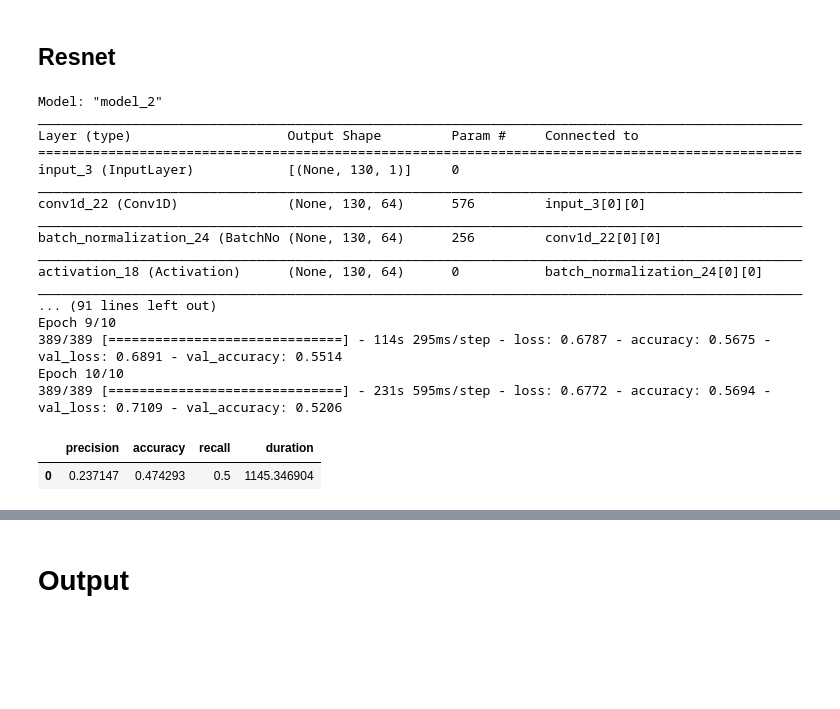
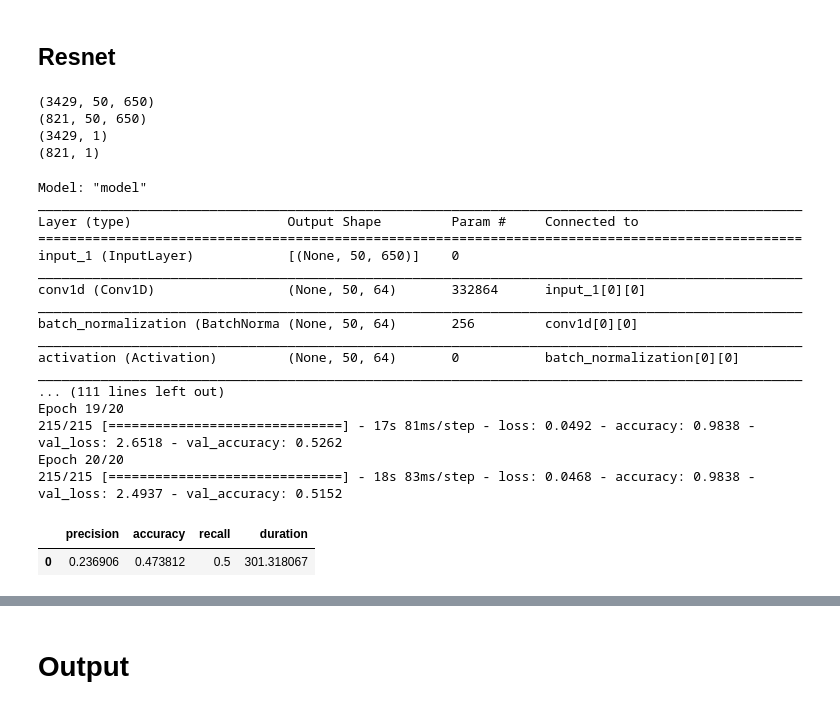
Before and after one commit to Laoban-man/market-projects, a Jupyter notebook: runthrough.ipynb, the cells around one changed output, grey strips where cells are left out. Drawn from its saved outputs; the diff is of its cells as text; code cells hidden in the pictures; blank space fills up the shorter version.

```diff
--- a/runthrough.ipynb
+++ b/runthrough.ipynb
@@ -193,3 +269,8 @@ y_train = data['action']
+# %%
+X_train=pd.concat([X_train,mv,vr,kt,sw,y_train],axis=1).dropna(axis=0)
+# %%
+y_train=X_train["action"]
+X_train=X_train.drop(["action"],axis=1)
 # %% [markdown]
 ## PCA
 # %%
@@ -580,7 +793,7 @@ Epoch 5/5
 ## NN
 # %%
 y_train = data['action']
-X_train,X_test,y_train,y_test=train_test_split(X_train_norm,y_train,train_size=0.8,random_state=123)
+X_train,X_test,y_train,y_test=train_test_split(X_train_norm,y_train,train_size=0.8,random_state=123,shuffle=False)
 X_tr=np.array(X_train).reshape(len(X_train),X_train.shape[1],1)
 X_te=np.array(X_test).reshape(len(X_test),X_test.shape[1],1)
 y_tr=np.array(y_train).reshape(len(y_train),1)
@@ -720,9 +946,8 @@ print(ypred_te.sum())
 # %% [markdown]
 ##  Resnet
 # %%
-y_train = data['action']
-window=200
-X_train,X_test,y_train,y_test=train_test_split(X_train_transform,y_train,train_size=0.8,random_state=123)
+window=50
+X_train,X_test,y_train,y_test=train_test_split(X_train_norm,y_train,train_size=0.8,random_state=123)
 y_test=np.array(y_test).reshape(len(y_test),1)
 y_train=np.array(y_train).reshape(len(y_train),1)
 sequences_tr=np.hstack((X_train, y_train))
@@ -731,30 +956,40 @@ X_tr, y_tr = split_sequences(sequences_tr, window)
 X_te, y_te = split_sequences(sequences_te, window)
 y_te=y_te.reshape(len(y_te),1)
 y_tr=y_tr.reshape(len(y_tr),1)
+# %%
+print(X_tr.shape)
+print(X_te.shape)
+print(y_tr.shape)
+print(y_te.shape)
+# %% [output]
+(3429, 50, 650)
+(821, 50, 650)
+(3429, 1)
+(821, 1)
 # %%
 importlib.reload(resnet)
-res=resnet.Classifier_RESNET("output", input_shape=(130,200), nb_classes=1, verbose=True, build=True, load_weights=False)
-res.fit(X_tr,y_tr,X_te,y_te,nb_epochs=2)
+res=resnet.Classifier_RESNET("output", input_shape=(650,1), nb_classes=1, verbose=True, build=True, load_weights=False)
+res.fit(X_tr,y_tr,X_te,y_te,nb_epochs=20)
 # %% [output]
-Model: "model_2"
+Model: "model"
 __________________________________________________________________________________________________
 Layer (type)                    Output Shape         Param #     Connected to
 ==================================================================================================
-input_3 (InputLayer)            [(None, 130, 1)]     0
+input_1 (InputLayer)            [(None, 50, 650)]    0
 __________________________________________________________________________________________________
-conv1d_22 (Conv1D)              (None, 130, 64)      576         input_3[0][0]
+conv1d (Conv1D)                 (None, 50, 64)       332864      input_1[0][0]
 __________________________________________________________________________________________________
-batch_normalization_24 (BatchNo (None, 130, 64)      256         conv1d_22[0][0]
+batch_normalization (BatchNorma (None, 50, 64)       256         conv1d[0][0]
 __________________________________________________________________________________________________
-activation_18 (Activation)      (None, 130, 64)      0           batch_normalization_24[0][0]
+activation (Activation)         (None, 50, 64)       0           batch_normalization[0][0]
 __________________________________________________________________________________________________
-... (91 lines left out)
-Epoch 9/10
-389/389 [==============================] - 114s 295ms/step - loss: 0.6787 - accuracy: 0.5675 - val_loss: 0.6891 - val_accuracy: 0.5514
-Epoch 10/10
-389/389 [==============================] - 231s 595ms/step - loss: 0.6772 - accuracy: 0.5694 - val_loss: 0.7109 - val_accuracy: 0.5206
+... (111 lines left out)
+Epoch 19/20
+215/215 [==============================] - 17s 81ms/step - loss: 0.0492 - accuracy: 0.9838 - val_loss: 2.6518 - val_accuracy: 0.5262
+Epoch 20/20
+215/215 [==============================] - 18s 83ms/step - loss: 0.0468 - accuracy: 0.9838 - val_loss: 2.4937 - val_accuracy: 0.5152
 |  | precision | accuracy | recall | duration |
-| 0 | 0.237147 | 0.474293 | 0.5 | 1145.346904 |
+| 0 | 0.236906 | 0.473812 | 0.5 | 301.318067 |
 # %%
 ypred_tr = res.predict(X_tr,y_tr)
 print(accuracy_score(y_tr,np.where(ypred_tr>=0.5,1,0)))
```
Also changed, not shown: parts of 62 cells of this notebook, 14 other files.
